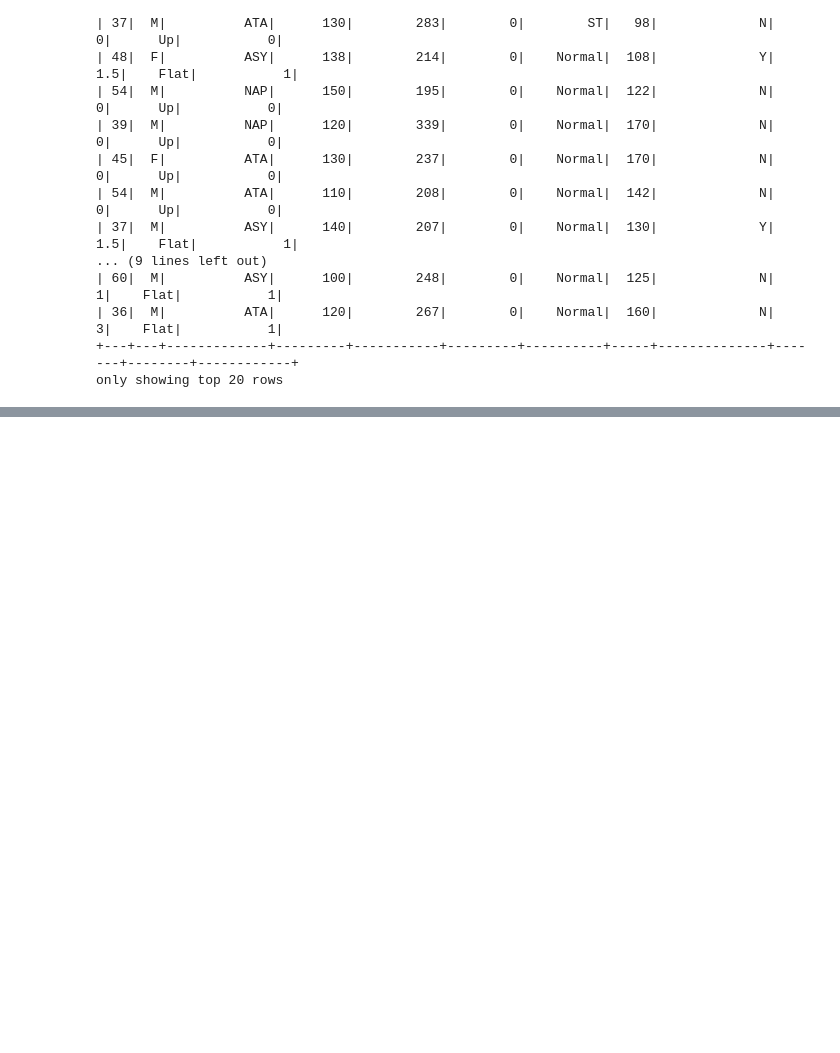
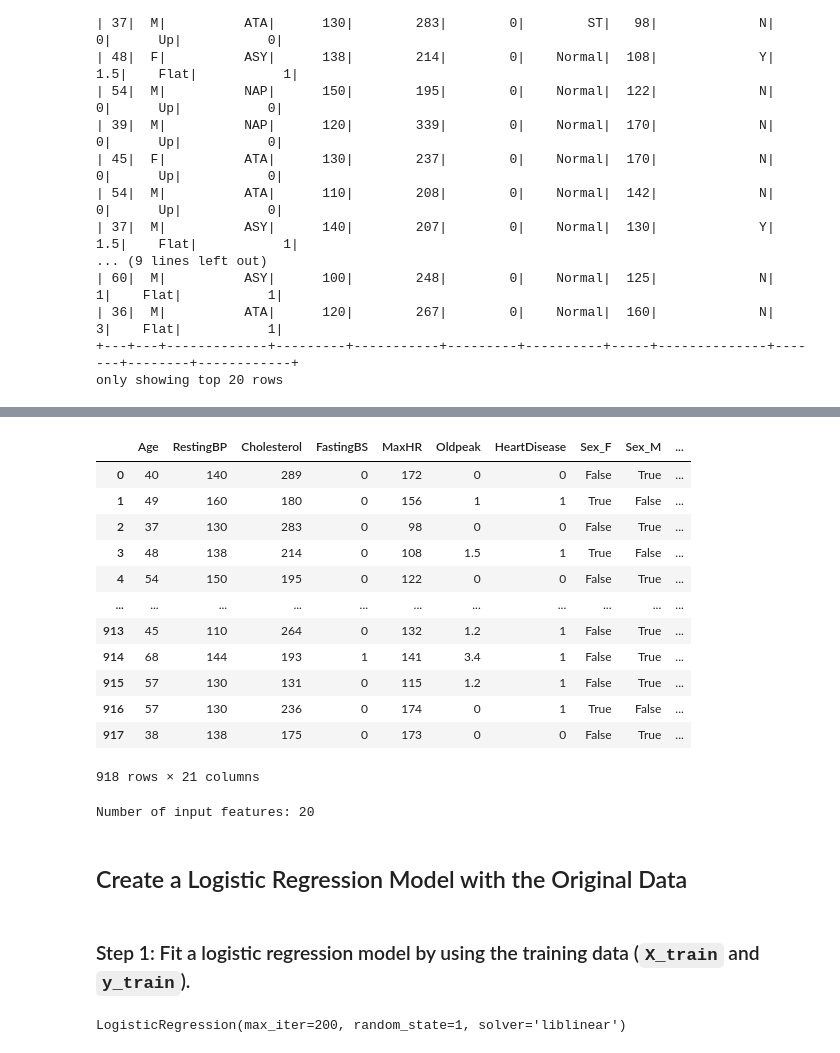
Before and after one commit to FatemaGirnary/Project_4, a Jupyter notebook: cleaned_pysparkfile.ipynb, the cells around one changed output, grey strips where cells are left out. Saved outputs shown, nothing was run; the diff lists cells and outputs as text; code cells hidden in the pictures; blank space fills up the shorter version.

```diff
--- a/cleaned_pysparkfile.ipynb
+++ b/cleaned_pysparkfile.ipynb
@@ -131,0 +162,31 @@ p_df.head()
+# %%
+# Convert categorical data to numeric with `pd.get_dummies`
+numeric_p_df = pd.get_dummies(p_df, columns=['Sex', 'ChestPainType', 'RestingECG', 'ExerciseAngina', 'ST_Slope'])
+numeric_p_df
+# %% [output]
+|  | Age | RestingBP | Cholesterol | FastingBS | MaxHR | Oldpeak | HeartDisease | Sex_F | Sex_M | ... |
+| 0 | 40 | 140 | 289 | 0 | 172 | 0 | 0 | False | True | ... |
+| 1 | 49 | 160 | 180 | 0 | 156 | 1 | 1 | True | False | ... |
+| 2 | 37 | 130 | 283 | 0 | 98 | 0 | 0 | False | True | ... |
+| 3 | 48 | 138 | 214 | 0 | 108 | 1.5 | 1 | True | False | ... |
+| 4 | 54 | 150 | 195 | 0 | 122 | 0 | 0 | False | True | ... |
+| ... | ... | ... | ... | ... | ... | ... | ... | ... | ... | ... |
+| 913 | 45 | 110 | 264 | 0 | 132 | 1.2 | 1 | False | True | ... |
+| 914 | 68 | 144 | 193 | 1 | 141 | 3.4 | 1 | False | True | ... |
+| 915 | 57 | 130 | 131 | 0 | 115 | 1.2 | 1 | False | True | ... |
+| 916 | 57 | 130 | 236 | 0 | 174 | 0 | 1 | True | False | ... |
+| 917 | 38 | 138 | 175 | 0 | 173 | 0 | 0 | False | True | ... |
+918 rows × 21 columns
+# %%
+# Split our preprocessed data into our features and target arrays
+target = numeric_p_df['HeartDisease']
+features = numeric_p_df.drop(columns=['HeartDisease'])
+X = features.values  # Features array
+y = target.values    # Target array
+# Split the preprocessed data into a training and testing dataset
+X_train, X_test, y_train, y_test = train_test_split(X, y, random_state=5)
+
+number_input_features = X_train.shape[1]
+print(f"Number of input features: {number_input_features}")
+# %% [output]
+Number of input features: 20
@@ -131,0 +203,17 @@ p_df.head()
+# %% [markdown]
+## Create a Logistic Regression Model with the Original Data
+# %% [markdown]
+###  Step 1: Fit a logistic regression model by using the training data (`X_train` and `y_train`).
+# %%
+# Import the LogisticRegression module from SKLearn
+from sklearn.linear_model import LogisticRegression
+
+# Instantiate the Logistic Regression model
+# Assign a random_state parameter of 1 to the model
+classifier = LogisticRegression(solver='liblinear', random_state=1, max_iter=200)
+classifier
+
+# Fit the model using training data
+classifier.fit(X_train, y_train)
+# %% [output]
+LogisticRegression(max_iter=200, random_state=1, solver='liblinear')
```
Also changed, not shown: parts of 44 cells of this notebook.
